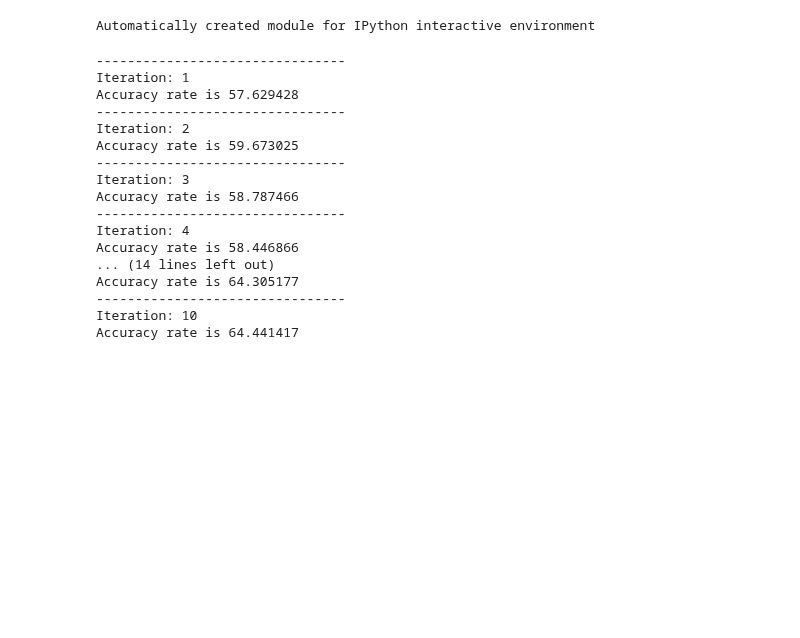
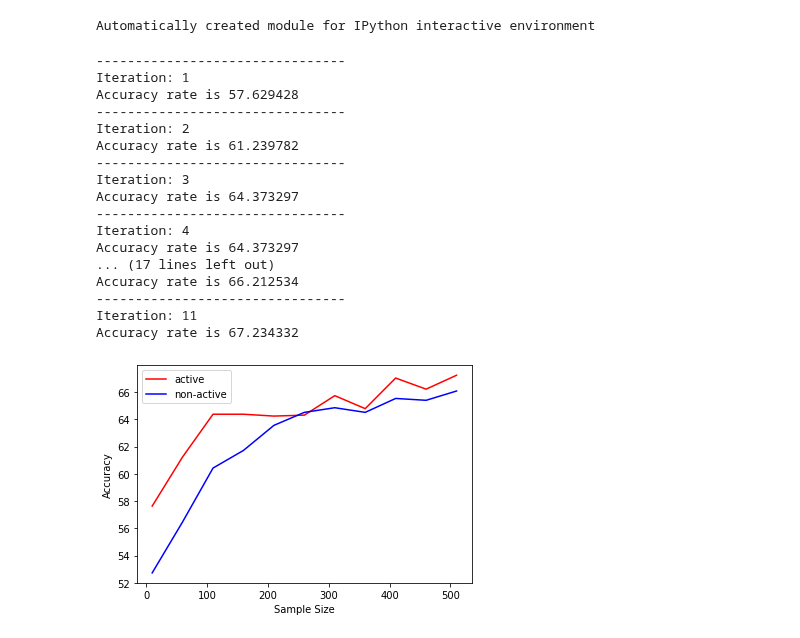
Before and after one commit to WenxuanHuang/Active-Learning-Performance-Benchmarking, a Jupyter notebook: Active_learning_fairness.ipynb, the cells around one changed output. Cells and saved outputs as stored; diff of their text form; code cells hidden in the pictures; blank space fills up the shorter version.

```diff
--- a/Active_learning_fairness.ipynb
+++ b/Active_learning_fairness.ipynb
@@ -101,10 +100,8 @@ class TrainModel:
         print (self.model_object.model_type)
 
     def train(self, X_labeled, y_labeled, X_test, y_test):
-        t0 = time.time()
         (X_labeled, X_test, self.y_test_score) = \
             self.model_object.fit_predict(X_labeled, y_labeled, X_test, y_test)
-        self.run_time = time.time() - t0
         return (X_labeled, X_test)
 
     def get_test_accuracy(self, i):
@@ -247,12 +245,13 @@ def error_reduction_sampling(query_size, X_unlabeled, X_labeled, y_labeled, clas
 # %%
 class active_learning(object):
 
-    def __init__(self, step, model_object, selection_function):
+    def __init__(self, step, budget, model_object, selection_function):
         self.step = step
+        self.budget = budget
         self.model_object = model_object
         self.sample_selection_function = selection_function
 
-    def run(self, X_labeled, y_labeled, b_labeled, row_size, col_size, X_unlabeled, y_unlabeled, b_unlabeled, X_test, y_test, b_test, X_fair_est, y_fair_est, b_fair_est, budget):
+    def run(self, X_labeled, y_labeled, b_labeled, row_size, col_size, X_unlabeled, y_unlabeled, b_unlabeled, X_test, y_test, b_test, X_fair_est, y_fair_est, b_fair_est, sub_option):
 
         self.clf_model = TrainModel(self.model_object)
         (X_labeled, X_test) = self.clf_model.train(X_labeled, y_labeled, X_test, y_test)
@@ -261,7 +260,7 @@ class active_learning(object):
 
         self.query_size = len(X_labeled)
 
-        while self.query_size <= budget-self.step:
+        while self.query_size <= self.budget-self.step:
 
             active_iteration += 1
             self.query_size += self.step
@@ -275,8 +274,11 @@ class active_learning(object):
             # print("Debug predicted:", y_unlabeled_predicted.shape)
             # print("Debug probas_val:", probas_val.shape)
 
-
-            uncertain_samples = error_reduction_sampling(self.query_size, X_unlabeled, X_labeled, y_labeled, self.clf_model.model_object.classifier, X_fair_est, y_fair_est, b_fair_est, probas_val, self.step)
+            if sub_option == True:
+                candidates = self.sample_selection_function.pool_select(probas_val, self.budget)
+                uncertain_samples = error_reduction_sampling(self.query_size, X_unlabeled[candidates], X_labeled, y_labeled, self.clf_model.model_object.classifier, X_fair_est[candidates], y_fair_est[candidates], b_fair_est[candidates], probas_val[candidates], self.step)
+            else:
+                uncertain_samples = error_reduction_sampling(self.query_size, X_unlabeled, X_labeled, y_labeled, self.clf_model.model_object.classifier, X_fair_est, y_fair_est, b_fair_est, probas_val, self.step)
 
             # print("Debug shape of X_unlabeled and loss:", selection)
 
@@ -314,13 +316,13 @@ def non_active_learning(X_unlabeled, y_unlabeled, X_labeled,y_labeled, X_test, y
 
     return x_axis, nonal_accuracies
 # %%
-def experiment(model,sampling_method,budget,step):
+def experiment(model,sampling_method,budget,step, sub_option=False):
 
     (X_labeled, y_labeled, b_labeled, row_size, col_size, X_unlabeled, y_unlabeled, b_unlabeled, X_test, y_test, b_test, X_fair_est, y_fair_est, b_fair_est) = retrieve_data_recid()
 
-    act_alg = active_learning(step, model , sampling_method)
+    act_alg = active_learning(step, budget, model , sampling_method)
 
-    accuracies = act_alg.run(X_labeled, y_labeled, b_labeled, row_size, col_size, X_unlabeled, y_unlabeled, b_unlabeled, X_test, y_test, b_test, X_fair_est, y_fair_est, b_fair_est, budget)
+    accuracies = act_alg.run(X_labeled, y_labeled, b_labeled, row_size, col_size, X_unlabeled, y_unlabeled, b_unlabeled, X_test, y_test, b_test, X_fair_est, y_fair_est, b_fair_est, sub_option)
 
     x_axis, nonal_accuracies = non_active_learning(X_unlabeled, y_unlabeled, X_labeled,y_labeled, X_test, y_test, budget, step)
 
@@ -334,22 +336,23 @@ def experiment(model,sampling_method,budget,step):
     plt.ylabel('Accuracy')
     plt.show()
 # %%
-experiment(LogModel,MarginSelection,510,50)
+experiment(LogModel,MarginSelection,510,25,True)
 # %% [output]
 --------------------------------
 Iteration: 1
 Accuracy rate is 57.629428
 --------------------------------
 Iteration: 2
-Accuracy rate is 59.673025
+Accuracy rate is 61.239782
 --------------------------------
 Iteration: 3
-Accuracy rate is 58.787466
+Accuracy rate is 64.373297
 --------------------------------
 Iteration: 4
-Accuracy rate is 58.446866
-... (14 lines left out)
-Accuracy rate is 64.305177
+Accuracy rate is 64.373297
+... (17 lines left out)
+Accuracy rate is 66.212534
 --------------------------------
-Iteration: 10
-Accuracy rate is 64.441417
+Iteration: 11
+Accuracy rate is 67.234332
+[figure, added]
```
Also changed, not shown: parts of 2 cells of this notebook.
